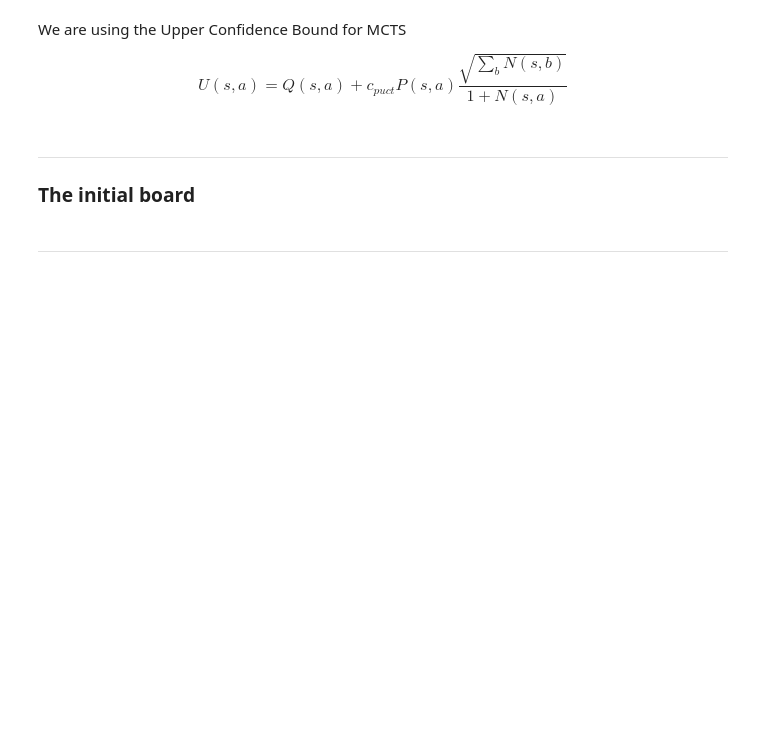
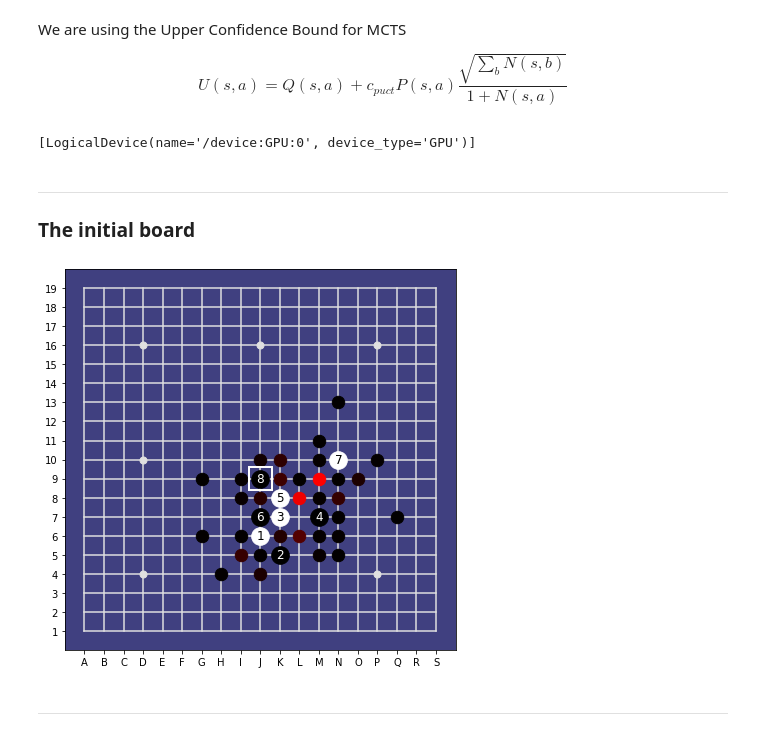
Before and after one commit to Project-Ellie/DeepGomoku, a Jupyter notebook: notebooks/MCTS_Explore_Exploit.ipynb, the cells around one changed output. Drawn from its saved outputs; the diff is of its cells as text; code cells hidden in the pictures; blank space fills up the shorter version.

```diff
--- a/notebooks/MCTS_Explore_Exploit.ipynb
+++ b/notebooks/MCTS_Explore_Exploit.ipynb
@@ -16,11 +16,17 @@ from tqdm import tqdm
 
 from aegomoku.gomoku_board import GomokuBoard
 from aegomoku.gomoku_game import ConstantBoardInitializer, GomokuGame as Game
-from aegomoku.interfaces import MctsParams, PolicyAdviser, PolicyParams
-from aegomoku.mcts import MCTS
+from aegomoku.interfaces import MctsParams, PolicyParams
+from aegomoku.advice import PolicyAdviser
 from aegomoku.gomoku_players import PolicyAdvisedGraphSearchPlayer
 from aegomoku.policies.topological_value import TopologicalValuePolicy
 from aegomoku.utils import analyse_board
+
+import tensorflow as tf
+
+tf.config.list_logical_devices('GPU')
+# %% [output]
+[LogicalDevice(name='/device:GPU:0', device_type='GPU')]
 # %%
 BOARD_SIZE=19
 # %% [markdown]
@@ -29,13 +35,15 @@ BOARD_SIZE=19
 # %%
 # Yixin says: This is a 100% win for white - I guess we're not quite there, yet...;-(
 # stones = "C11F9E9G8F7G7G9H8"
-stones = "C11F9E9G8F7G7G9H8I8H7I6I9F6H6H9I5J4"
+# stones = "C11F9E9G8F7G7G9H8I8H7I6I9F6H6H9I5J4"
 # stones = "H8G8"
 stones = [256, 276, 238, 240, 219, 237, 184, 199]
 # %%
-policy = TopologicalValuePolicy(kappa_s=6, kappa_d=5)
+policy = TopologicalValuePolicy(board_size=BOARD_SIZE)
 
-analyse_board(BOARD_SIZE, stones, policy, disp_width=6, policy_cutoff=.01)
+analyse_board(BOARD_SIZE, stones, policy, disp_width=7, policy_cutoff=.01)
+# %% [output]
+[figure, added]
 # %%
 the_game = Game(BOARD_SIZE, initializer=ConstantBoardInitializer(''))
 # %%
```
Also changed, not shown: parts of 4 cells of this notebook, 11 other files.
